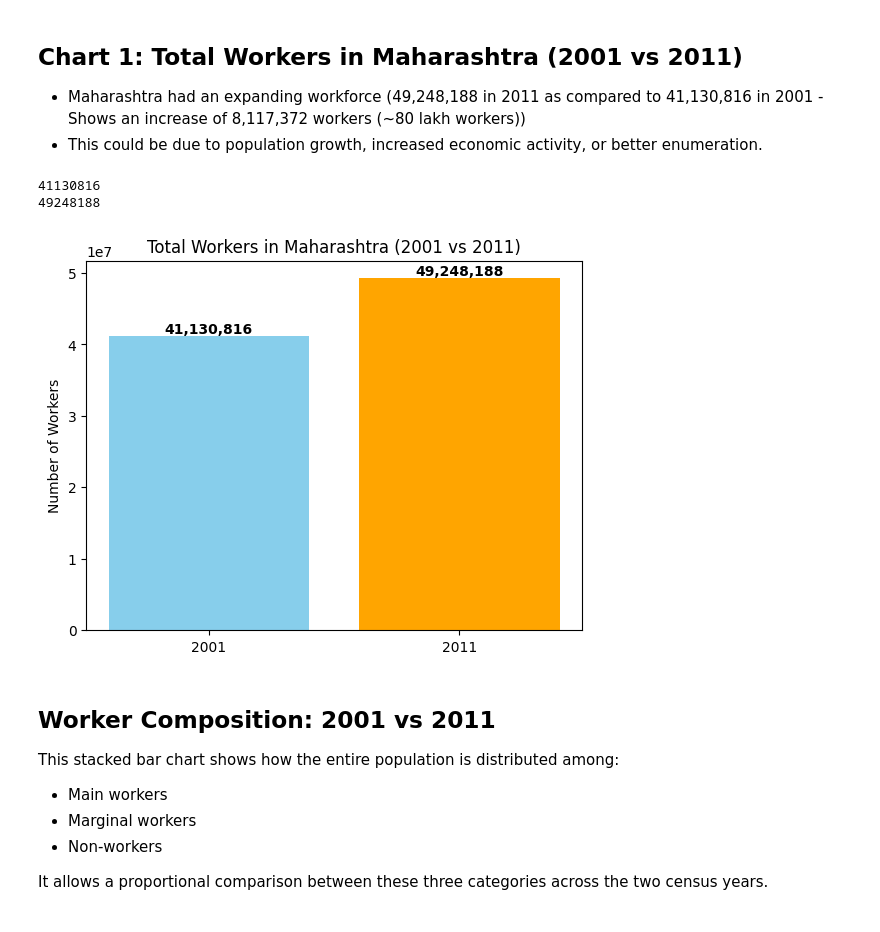
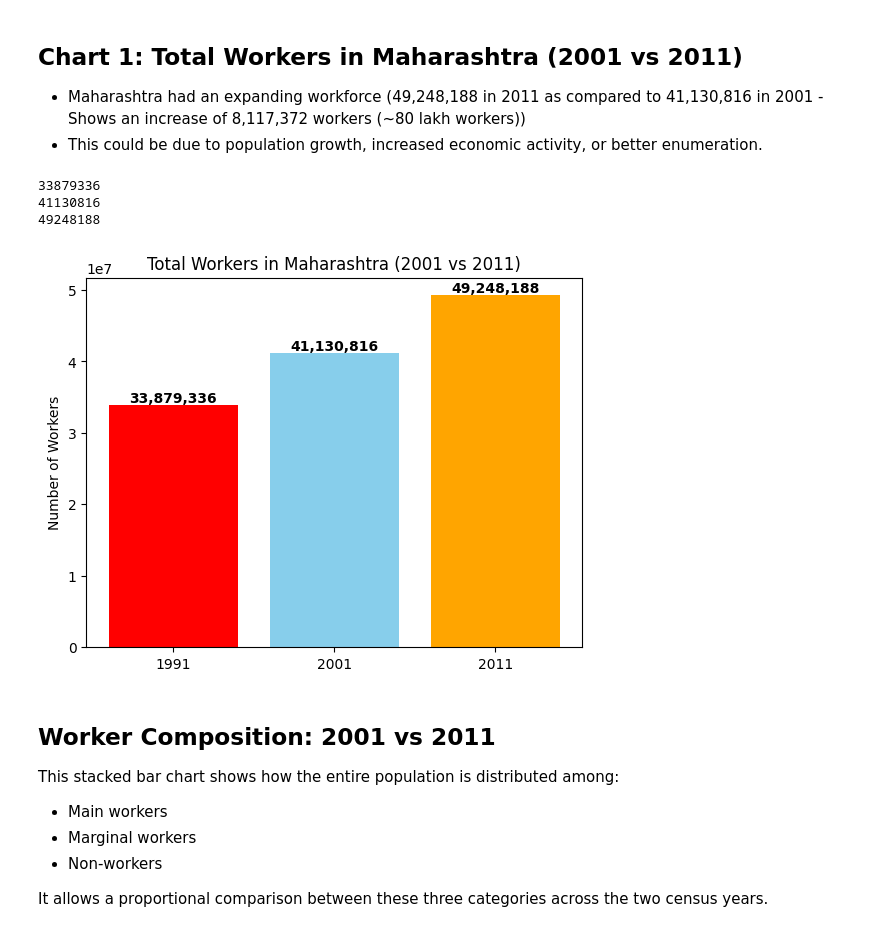
Before and after one commit to MrSaltyFish/census-data-analytics, a Jupyter notebook: Maharashtra_Comparison.ipynb, the cells around one changed output. Saved outputs shown, nothing was run; the diff lists cells and outputs as text; code cells hidden in the pictures.

```diff
--- a/Maharashtra_Comparison.ipynb
+++ b/Maharashtra_Comparison.ipynb
@@ -174,16 +211,22 @@ age_workforce_11.drop(columns=[
 Removing additional data in the Dataset
 # %%
 # Row dropping
+
+#  Drop rows where 'Total_Rural_Urban' is 'Total' or 'City U.A.'
+age_workforce_91 = age_workforce_91[age_workforce_91['Total_Rural_Urban'] != 'Total']
+age_workforce_91 = age_workforce_91[age_workforce_91['Total_Rural_Urban'] != 'City/U.A.']
 
 #  Drop rows where 'Total_Rural_Urban' is 'Total'
 age_workforce_01 = age_workforce_01[age_workforce_01['Total_Rural_Urban'] != 'Total']
 age_workforce_11 = age_workforce_11[age_workforce_11['Total_Rural_Urban'] != 'Total']
 
 #  Drop rows where 'Area_Name' is 'State - MAHARASHTRA (27)'
+age_workforce_91 = age_workforce_91[age_workforce_91['Area_Name'] != 'State-Maharashtra']
 age_workforce_01 = age_workforce_01[age_workforce_01['Area_Name'] != 'MAHARASHTRA']
 age_workforce_11 = age_workforce_11[age_workforce_11['Area_Name'] != 'State - MAHARASHTRA (27)']
 
 # Drop rows where 'Age_Group' is one of ['15-59', '60+', 'Total']
-age_groups_to_drop = ['15-59', '60+', 'Total', 'A.N.S', 'Age not stated']
+age_groups_to_drop = ['15-59', '60+', 'Total', 'TOTAL', 'A.N.S', 'A.N.S.', 'Age not stated']
+age_workforce_91 = age_workforce_91[~age_workforce_91['Age_Group'].isin(age_groups_to_drop)]
 age_workforce_01 = age_workforce_01[~age_workforce_01['Age_Group'].isin(age_groups_to_drop)]
 age_workforce_11 = age_workforce_11[~age_workforce_11['Age_Group'].isin(age_groups_to_drop)]
@@ -192,7 +251,7 @@ Removing missing data (many '0's in the rows, eg. Mumbai (Suburban) -> Rural)
 # %%
 cleaned_dfs = []
 
-for df in [age_workforce_11, age_workforce_01]:
+for df in [age_workforce_91, age_workforce_11, age_workforce_01]:
     df = df.copy()  # avoid side-effects on original
 
     id_columns = ['District_Code', 'Area_Name', 'Total_Rural_Urban', 'Age_Group']
@@ -214,9 +273,10 @@ for df in [age_workforce_11, age_workforce_01]:
     cleaned_dfs.append(df)
 
 # Unpack cleaned DataFrames
-age_workforce_11, age_workforce_01 = cleaned_dfs
+age_workforce_91, age_workforce_11, age_workforce_01 = cleaned_dfs
 
 ################ Resetting Index ##############
+age_workforce_91.reset_index(drop=True, inplace=True)
 age_workforce_01.reset_index(drop=True, inplace=True)
 age_workforce_11.reset_index(drop=True, inplace=True)
 # %% [markdown]
@@ -228,6 +302,14 @@ columns_to_encode = ['Total_Rural_Urban', 'Age_Group', 'Area_Name']
 encoders = {}
 
 for col in columns_to_encode:
+    # Encode and store for 1991
+    le_91 = LabelEncoder()
+    age_workforce_91[col] = le_91.fit_transform(age_workforce_91[col])
+    encoders[f'{col}_91'] = le_91
+    print(f"\n1991 - Mappings for column '{col}':")
+    for i, label in enumerate(le_91.classes_):
+        print(f"  {label} -> {i}")
+
     # Encode and store for 2001
     le_01 = LabelEncoder()
     age_workforce_01[col] = le_01.fit_transform(age_workforce_01[col])
@@ -264,12 +346,16 @@ for col in columns_to_encode:
 # %% [markdown]
 ## Reordering columns to same order
 # %%
-# Get correct column order from 2001
-correct_column_order = age_workforce_01.columns.tolist()
+# past_column_order = age_workforce_91.columns.tolist()
 
-# # Ensure 'District_Code' exists in 2011 DataFrame
-# if 'District_Code' not in age_workforce_11.columns:
-#     age_workforce_11['District_Code'] = -1  # or fill appropriately
+# age_workforce_01 = age_workforce_01[past_column_order]
 
-# Reorder 2011 columns to match 2001
-age_workforce_11 = age_workforce_11[correct_column_order]
+# # Get correct column order from 2001
+# correct_column_order = age_workforce_01.columns.tolist()
+
+# # # Ensure 'District_Code' exists in 2011 DataFrame
+# # if 'District_Code' not in age_workforce_11.columns:
+# #     age_workforce_11['District_Code'] = -1  # or fill appropriately
+
+# # Reorder 2011 columns to match 2001
+# age_workforce_11 = age_workforce_11[correct_column_order]
@@ -339,25 +465,29 @@ from matplotlib.ticker import ScalarFormatter
 - This could be due to population growth, increased economic activity, or better enumeration.
 # %%
 # Total workers (main + marginal) per year
+
+total_1991 = age_workforce_91['Main_Workers_Persons'].sum() + age_workforce_91['Marginal_0_to_6_Persons'].sum()
 total_2001 = age_workforce_01['Main_Workers_Persons'].sum() + age_workforce_01['Marginal_0_to_6_Persons'].sum()
 total_2011 = age_workforce_11['Main_Workers_Persons'].sum() + age_workforce_11['Marginal_0_to_6_Persons'].sum()
 
+print(total_1991)
 print(total_2001)
 print(total_2011)
 
-bars = plt.bar(['2001', '2011'], [total_2001, total_2011], color=['skyblue', 'orange'])
+bars = plt.bar(['1991', '2001', '2011'], [total_1991, total_2001, total_2011], color=['red', 'skyblue', 'orange'])
 plt.title('Total Workers in Maharashtra (2001 vs 2011)')
 plt.ylabel('Number of Workers')
 
 for bar in bars:
     height = bar.get_height()
     plt.text(bar.get_x() + bar.get_width()/2, height, f'{height:,}', ha='center', va='bottom', fontsize=10, fontweight='bold')
 
 plt.show()
 # %% [output]
+33879336
 41130816
 49248188
-[figure, old version]
+[figure, new version]
 # %% [markdown]
 ## Worker Composition: 2001 vs 2011
 This stacked bar chart shows how the entire population is distributed among:
```
Also changed, not shown: parts of 29 cells of this notebook, 1 other file.
